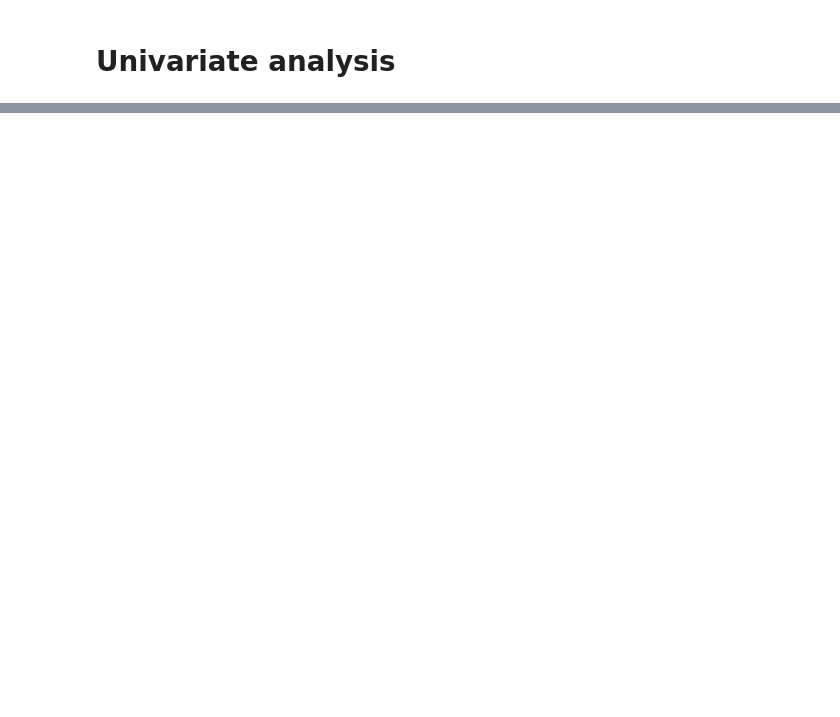
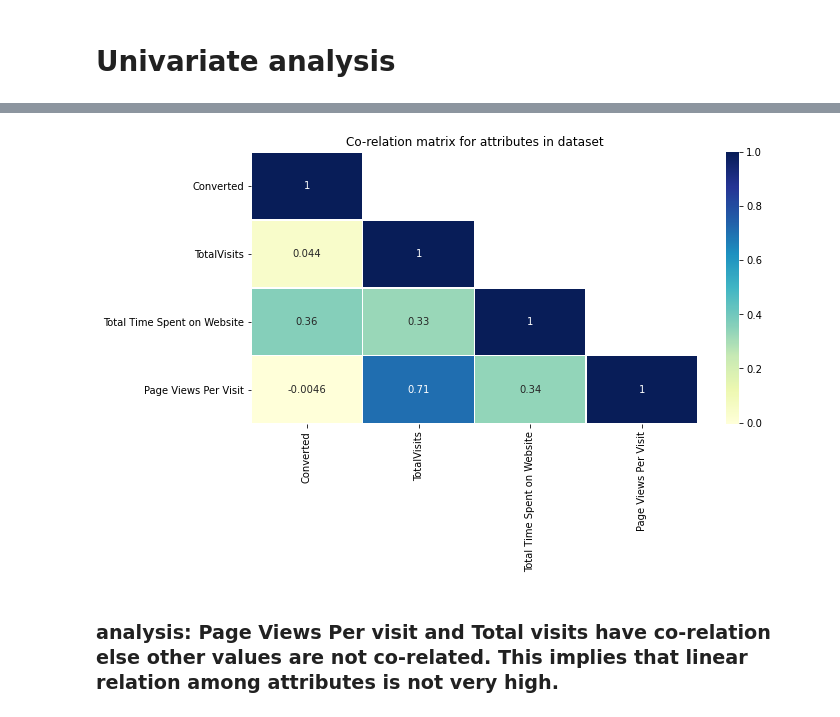
Before and after one commit to shrmittal/Lead-scoring-case-study, a Jupyter notebook: Lead-Scoring-Case-Study.ipynb, the cells around one changed output, grey strips where cells are left out. Saved outputs shown, nothing was run; the diff lists cells and outputs as text; code cells hidden in the pictures; blank space fills up the shorter version.

```diff
--- a/Lead-Scoring-Case-Study.ipynb
+++ b/Lead-Scoring-Case-Study.ipynb
@@ -647,0 +806,26 @@ elearning.head()
+# %%
+#function for co-relation matrix
+
+def corr_matrix(data,title):
+    plt.figure(figsize=(10, 5))
+    #Mask the upper side
+    mask = np.zeros_like(data, dtype=np.bool)
+    mask[np.triu_indices_from(mask)] = True
+
+    #Diagonal elements
+    mask[np.diag_indices_from(mask)] = False
+
+    sns.heatmap(data, cmap="YlGnBu",mask=mask,annot=True,linewidth=.3)
+
+    plt.title(title)
+    plt.yticks(rotation=0)
+    plt.show()
+# %%
+
+elearning_bivariate_analysis=['Converted','TotalVisits','Total Time Spent on Website','Page Views Per Visit']
+
+corr_matrix(data=elearning[elearning_bivariate_analysis].corr(),title='Co-relation matrix for attributes in dataset')
+# %% [output]
+[figure, added]
+# %% [markdown]
+### analysis: Page Views Per visit and Total visits have co-relation else other values are not co-related. This implies that linear relation among attributes is not very high.
```
Also changed, not shown: parts of 115 cells of this notebook.
